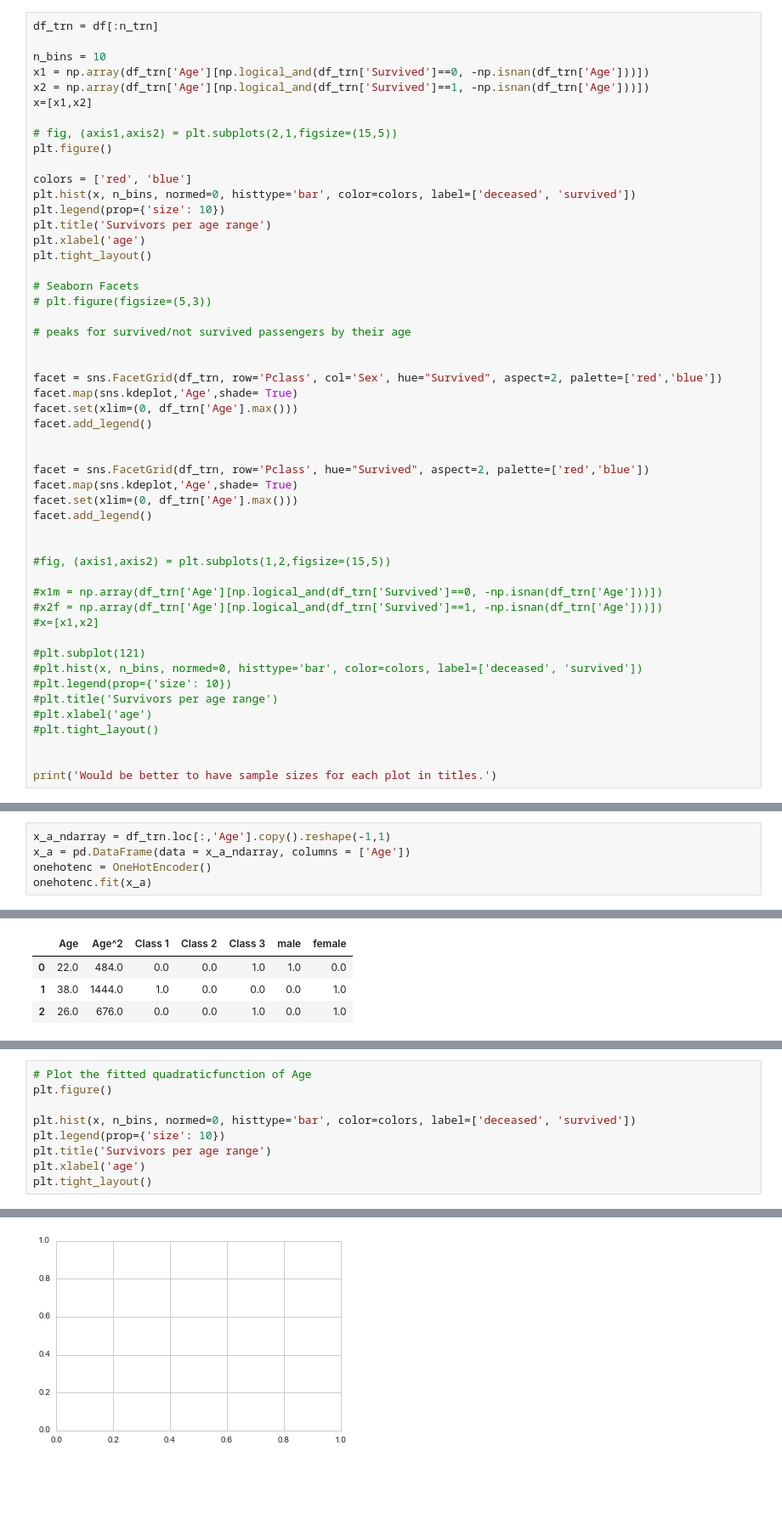
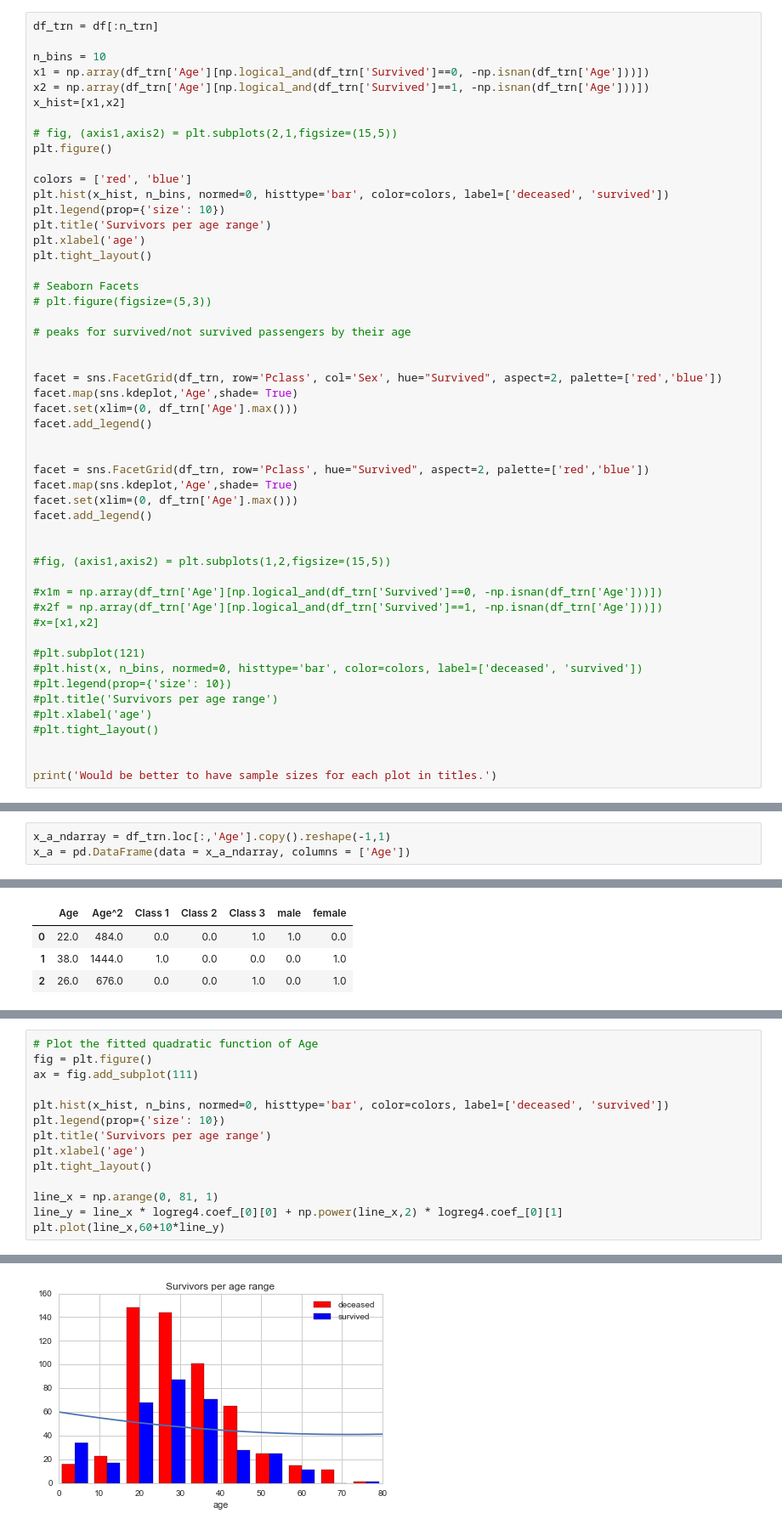
Before and after one commit to albertwildeman/Kaggle-Titanic, a Jupyter notebook: exploration.ipynb, the cells around one changed output, grey strips where cells are left out. Shown at 85% size. Drawn from its saved outputs; the diff is of its cells as text; blank space fills up the shorter version.

```diff
--- a/exploration.ipynb
+++ b/exploration.ipynb
@@ -164,13 +164,13 @@ df_trn = df[:n_trn]
 n_bins = 10
 x1 = np.array(df_trn['Age'][np.logical_and(df_trn['Survived']==0, -np.isnan(df_trn['Age']))])
 x2 = np.array(df_trn['Age'][np.logical_and(df_trn['Survived']==1, -np.isnan(df_trn['Age']))])
-x=[x1,x2]
+x_hist=[x1,x2]
 
 # fig, (axis1,axis2) = plt.subplots(2,1,figsize=(15,5))
 plt.figure()
 
 colors = ['red', 'blue']
-plt.hist(x, n_bins, normed=0, histtype='bar', color=colors, label=['deceased', 'survived'])
+plt.hist(x_hist, n_bins, normed=0, histtype='bar', color=colors, label=['deceased', 'survived'])
 plt.legend(prop={'size': 10})
 plt.title('Survivors per age range')
 plt.xlabel('age')
@@ -288,8 +288,6 @@ df_trn.head(3)
 # %%
 x_a_ndarray = df_trn.loc[:,'Age'].copy().reshape(-1,1)
 x_a = pd.DataFrame(data = x_a_ndarray, columns = ['Age'])
-onehotenc = OneHotEncoder()
-onehotenc.fit(x_a)
 # %% [output]
 OneHotEncoder(categorical_features='all', dtype=<class 'float'>,
        handle_unknown='error', n_values='auto', sparse=True)
@@ -347,10 +345,15 @@ array([[ -4.64139307e-02,   3.04155450e-04,   1.27587753e+00,
 # %%
-# Plot the fitted quadraticfunction of Age
-plt.figure()
+# Plot the fitted quadratic function of Age
+fig = plt.figure()
+ax = fig.add_subplot(111)
 
-plt.hist(x, n_bins, normed=0, histtype='bar', color=colors, label=['deceased', 'survived'])
+plt.hist(x_hist, n_bins, normed=0, histtype='bar', color=colors, label=['deceased', 'survived'])
 plt.legend(prop={'size': 10})
 plt.title('Survivors per age range')
 plt.xlabel('age')
 plt.tight_layout()
+
+line_x = np.arange(0, 81, 1)
+line_y = line_x * logreg4.coef_[0][0] + np.power(line_x,2) * logreg4.coef_[0][1]
+plt.plot(line_x,60+10*line_y)
 # %% [output]
@@ -358 +361 @@ ValueError: color kwarg must have one color per dataset
-[figure, old version]
+[figure, new version]
```
Also changed, not shown: parts of 10 cells of this notebook.
